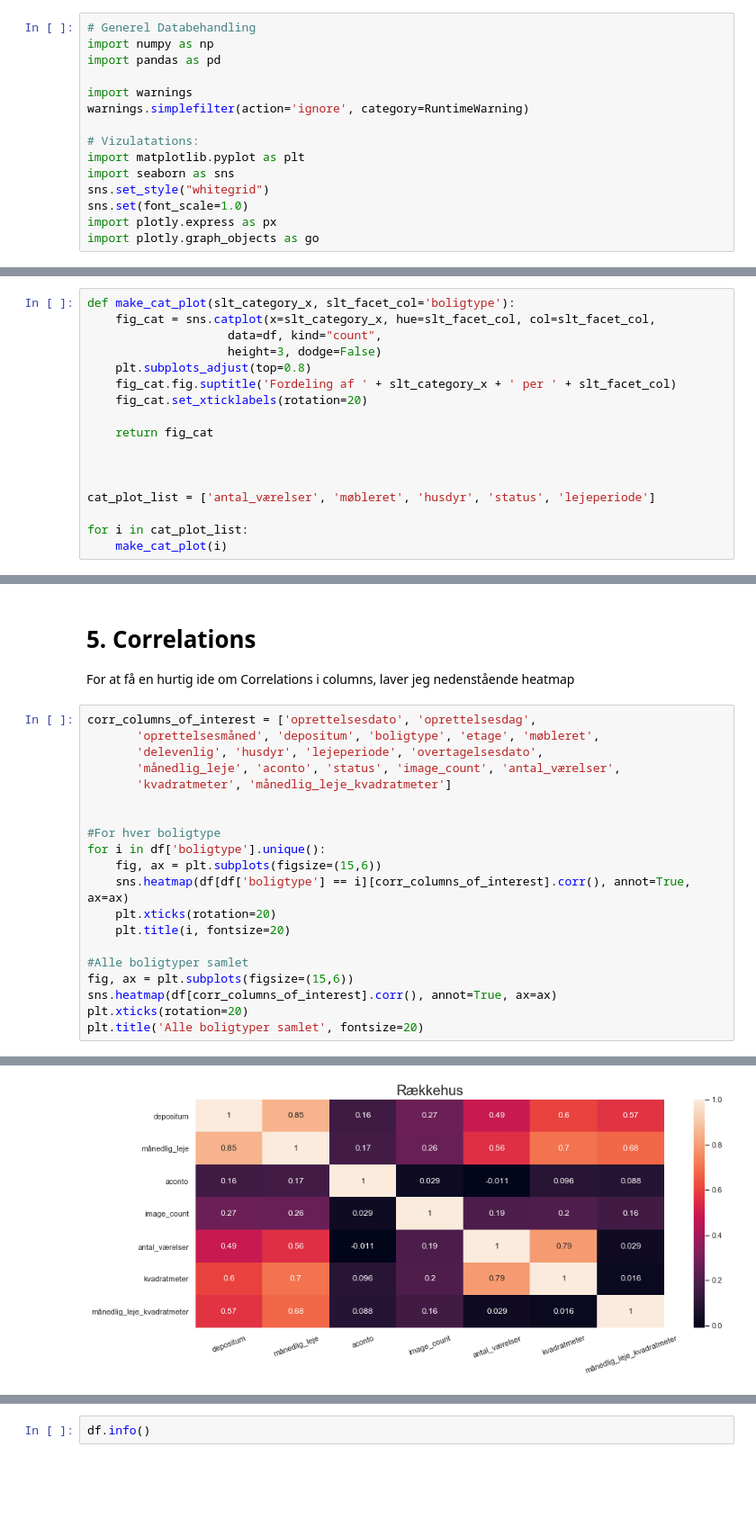
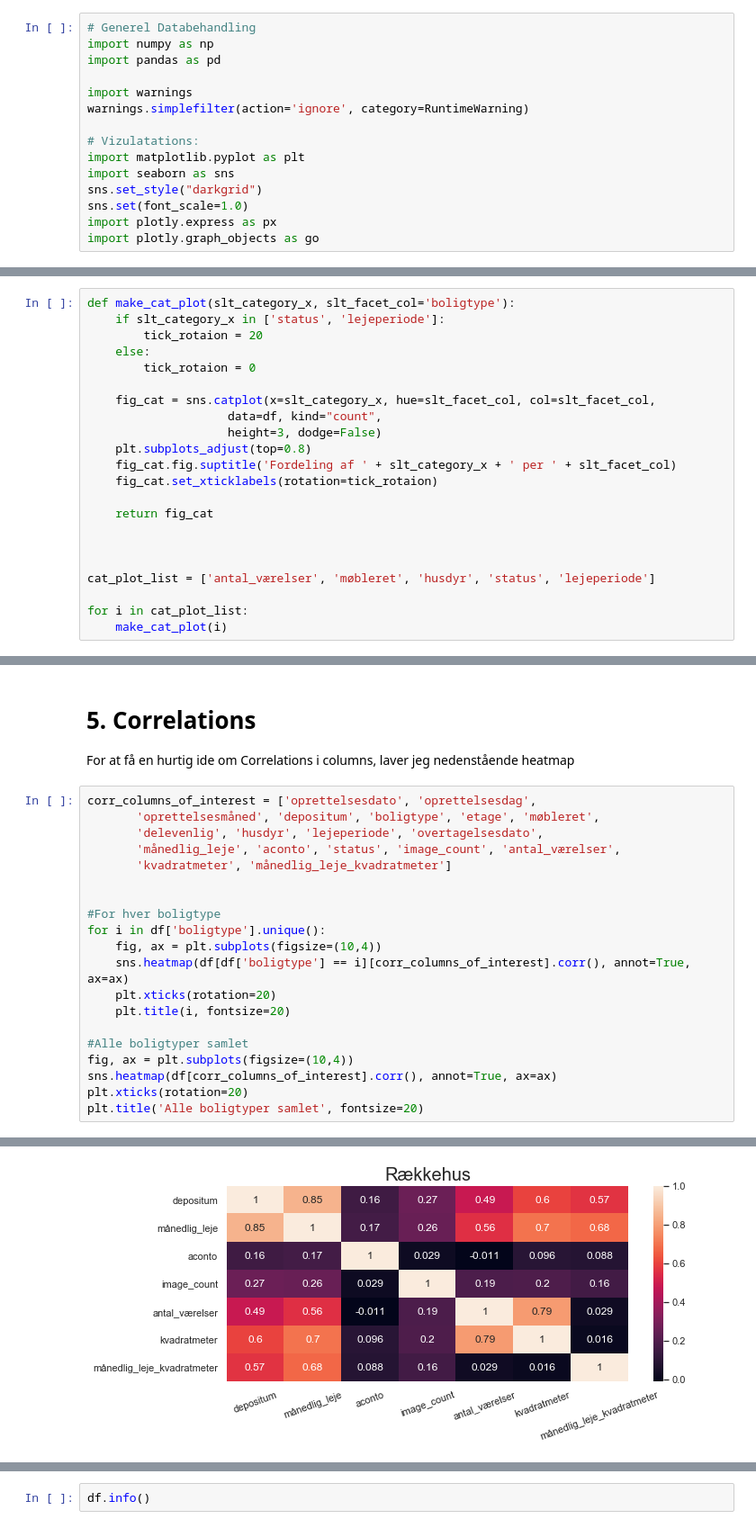
Before and after one commit to MadsJC/Bolig-site-analyse, a Jupyter notebook: PYTHON - Exploratory Data Analysis (EDA).ipynb, the cells around one changed output, grey strips where cells are left out. Shown: that part at 90% size. Cells and saved outputs as stored; diff of their text form; blank space fills up the shorter version.

```diff
--- a/PYTHON - Exploratory Data Analysis (EDA).ipynb
+++ b/PYTHON - Exploratory Data Analysis (EDA).ipynb
@@ -29,7 +29,7 @@ warnings.simplefilter(action='ignore', category=RuntimeWarning)
 # Vizulatations:
 import matplotlib.pyplot as plt
 import seaborn as sns
-sns.set_style("whitegrid")
+sns.set_style("darkgrid")
 sns.set(font_scale=1.0)
 import plotly.express as px
 import plotly.graph_objects as go
@@ -87,12 +87,17 @@ Her ses at størtedelen (75%) af dataen er fra boligtypen "Lejlighed". Det vil s
 Det har jeg valgt ikke at gøre her - men fremadrettet skal jeg være opmærksom på, at 75% af alt dataen er lejligheder.
 # %%
 def make_cat_plot(slt_category_x, slt_facet_col='boligtype'):
+    if slt_category_x in ['status', 'lejeperiode']:
+        tick_rotaion = 20
+    else:
+        tick_rotaion = 0
+
     fig_cat = sns.catplot(x=slt_category_x, hue=slt_facet_col, col=slt_facet_col,
                     data=df, kind="count",
                     height=3, dodge=False)
     plt.subplots_adjust(top=0.8)
     fig_cat.fig.suptitle('Fordeling af ' + slt_category_x + ' per ' + slt_facet_col)
-    fig_cat.set_xticklabels(rotation=20)
+    fig_cat.set_xticklabels(rotation=tick_rotaion)
 
     return fig_cat
 
@@ -311,13 +327,13 @@ corr_columns_of_interest = ['oprettelsesdato', 'oprettelsesdag',
 
 #For hver boligtype
 for i in df['boligtype'].unique():
-    fig, ax = plt.subplots(figsize=(15,6))
+    fig, ax = plt.subplots(figsize=(10,4))
     sns.heatmap(df[df['boligtype'] == i][corr_columns_of_interest].corr(), annot=True, ax=ax)
     plt.xticks(rotation=20)
     plt.title(i, fontsize=20)
 
 #Alle boligtyper samlet
-fig, ax = plt.subplots(figsize=(15,6))
+fig, ax = plt.subplots(figsize=(10,4))
 sns.heatmap(df[corr_columns_of_interest].corr(), annot=True, ax=ax)
 plt.xticks(rotation=20)
 plt.title('Alle boligtyper samlet', fontsize=20)
@@ -328 +344 @@ Text(0.5, 1, 'Alle boligtyper samlet')
-[figure, old version]
+[figure, new version]
```
Also changed, not shown: parts of 17 cells of this notebook.
